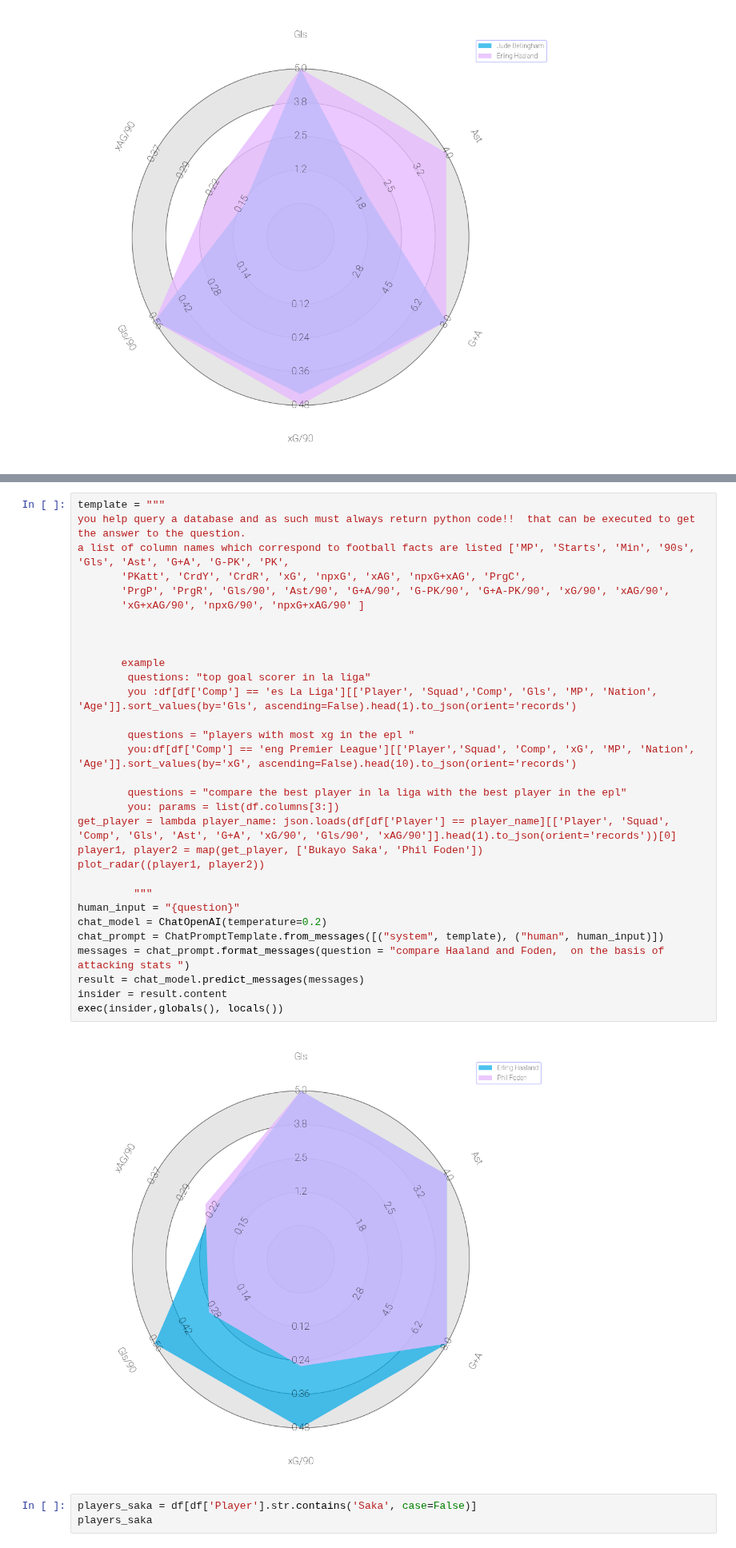
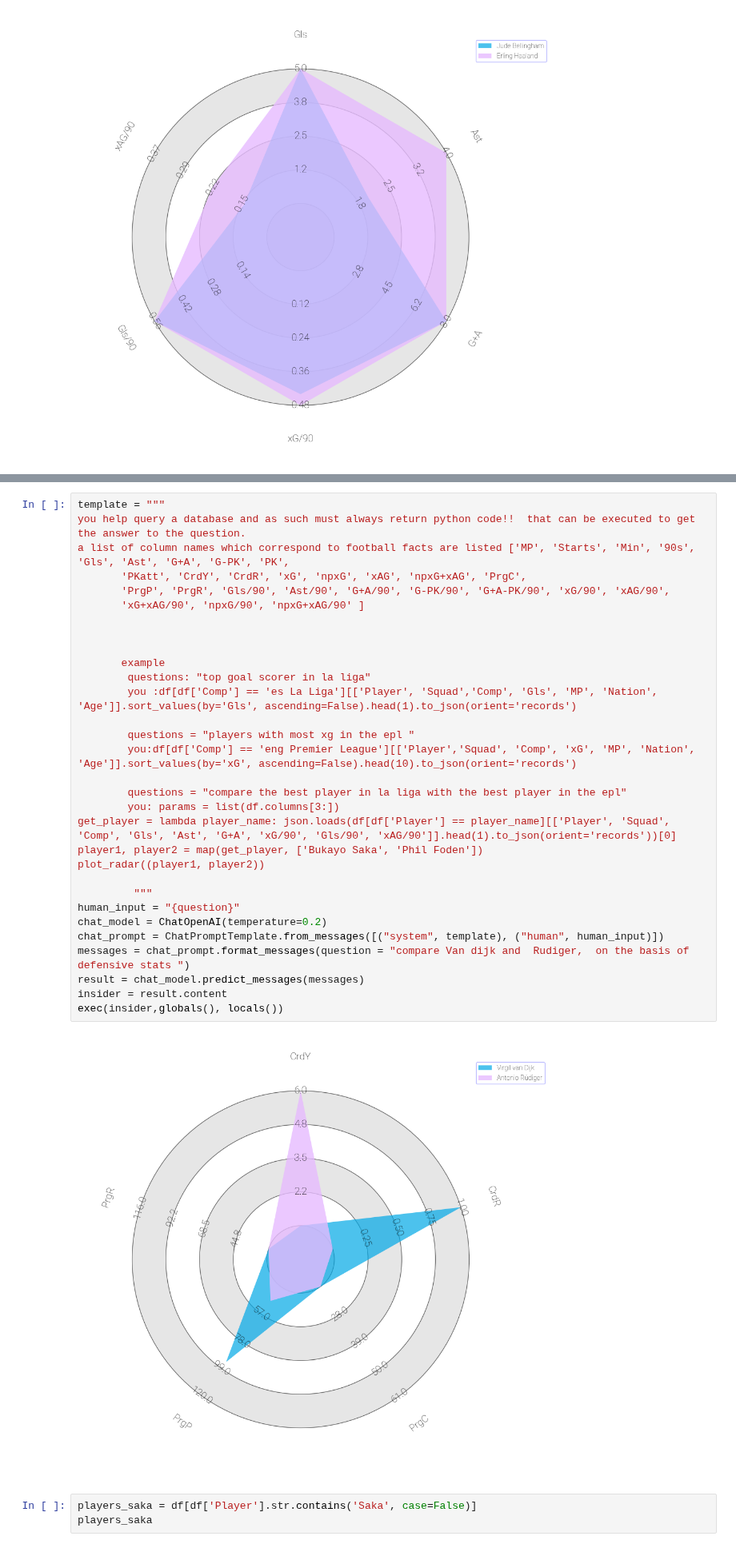
Before and after one commit to phenomenon0/LLM-in-Sports, a Jupyter notebook: main.ipynb, the cells around one changed output, grey strips where cells are left out. Shown at 80% size. Drawn from its saved outputs; the diff is of its cells as text.

```diff
--- a/main.ipynb
+++ b/main.ipynb
@@ -215,35 +205,35 @@ plot_radar((player1, player2))
 template = """
 you help query a database and as such must always return python code!!  that can be executed to get the answer to the question.
 a list of column names which correspond to football facts are listed ['MP', 'Starts', 'Min', '90s', 'Gls', 'Ast', 'G+A', 'G-PK', 'PK',
        'PKatt', 'CrdY', 'CrdR', 'xG', 'npxG', 'xAG', 'npxG+xAG', 'PrgC',
        'PrgP', 'PrgR', 'Gls/90', 'Ast/90', 'G+A/90', 'G-PK/90', 'G+A-PK/90', 'xG/90', 'xAG/90',
        'xG+xAG/90', 'npxG/90', 'npxG+xAG/90' ]
 
 
 
        example
         questions: "top goal scorer in la liga"
         you :df[df['Comp'] == 'es La Liga'][['Player', 'Squad','Comp', 'Gls', 'MP', 'Nation', 'Age']].sort_values(by='Gls', ascending=False).head(1).to_json(orient='records')
 
         questions = "players with most xg in the epl "
         you:df[df['Comp'] == 'eng Premier League'][['Player','Squad', 'Comp', 'xG', 'MP', 'Nation', 'Age']].sort_values(by='xG', ascending=False).head(10).to_json(orient='records')
 
         questions = "compare the best player in la liga with the best player in the epl"
         you: params = list(df.columns[3:])
 get_player = lambda player_name: json.loads(df[df['Player'] == player_name][['Player', 'Squad', 'Comp', 'Gls', 'Ast', 'G+A', 'xG/90', 'Gls/90', 'xAG/90']].head(1).to_json(orient='records'))[0]
 player1, player2 = map(get_player, ['Bukayo Saka', 'Phil Foden'])
 plot_radar((player1, player2))
 
          """
 human_input = "{question}"
 chat_model = ChatOpenAI(temperature=0.2)
 chat_prompt = ChatPromptTemplate.from_messages([("system", template), ("human", human_input)])
-messages = chat_prompt.format_messages(question = "compare Haaland and Foden,  on the basis of attacking stats ")
+messages = chat_prompt.format_messages(question = "compare Van dijk and  Rudiger,  on the basis of defensive stats ")
 result = chat_model.predict_messages(messages)
 insider = result.content
 exec(insider,globals(), locals())
 # %% [output]
-[figure, old version]
+[figure, new version]
 # %%
 players_saka = df[df['Player'].str.contains('Saka', case=False)]
 players_saka
```
Also changed, not shown: parts of 5 cells of this notebook, 2 other files.
